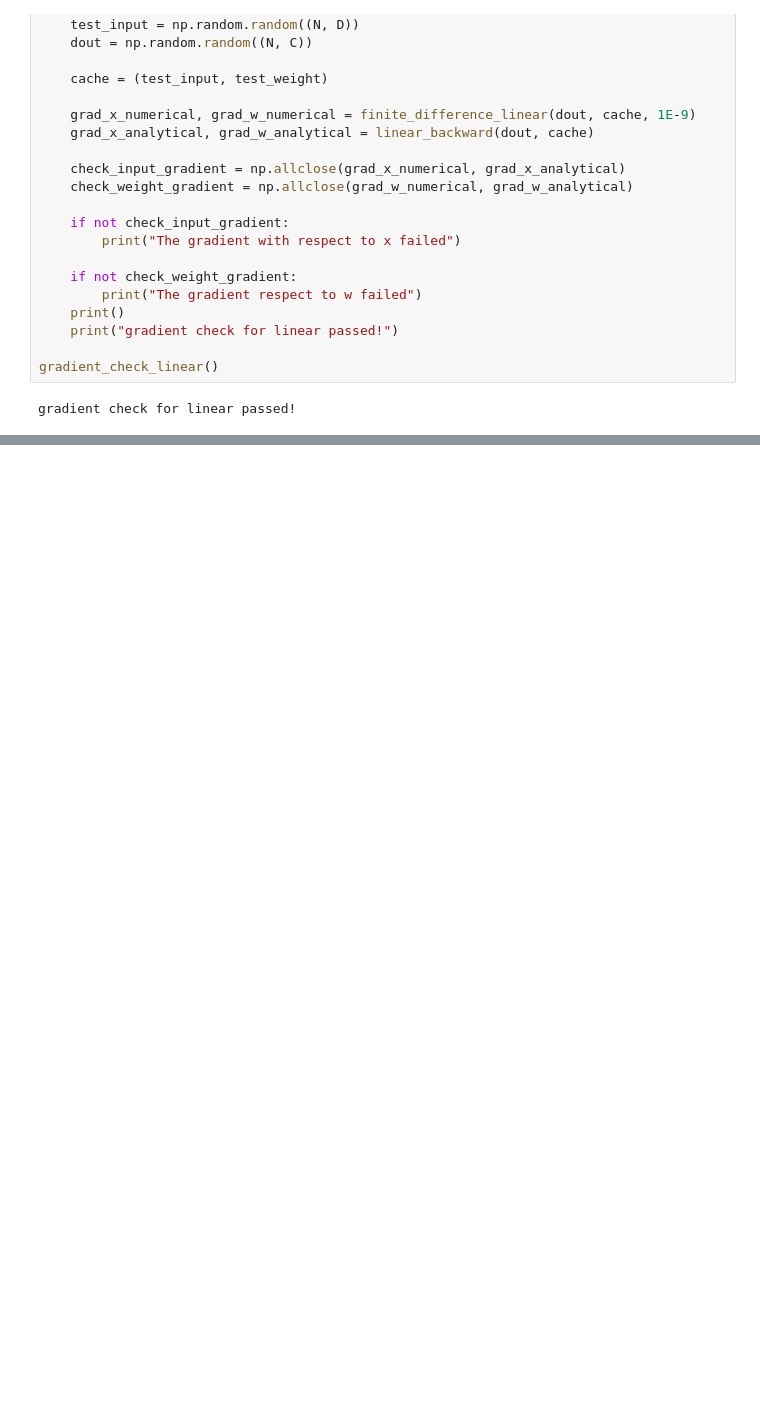
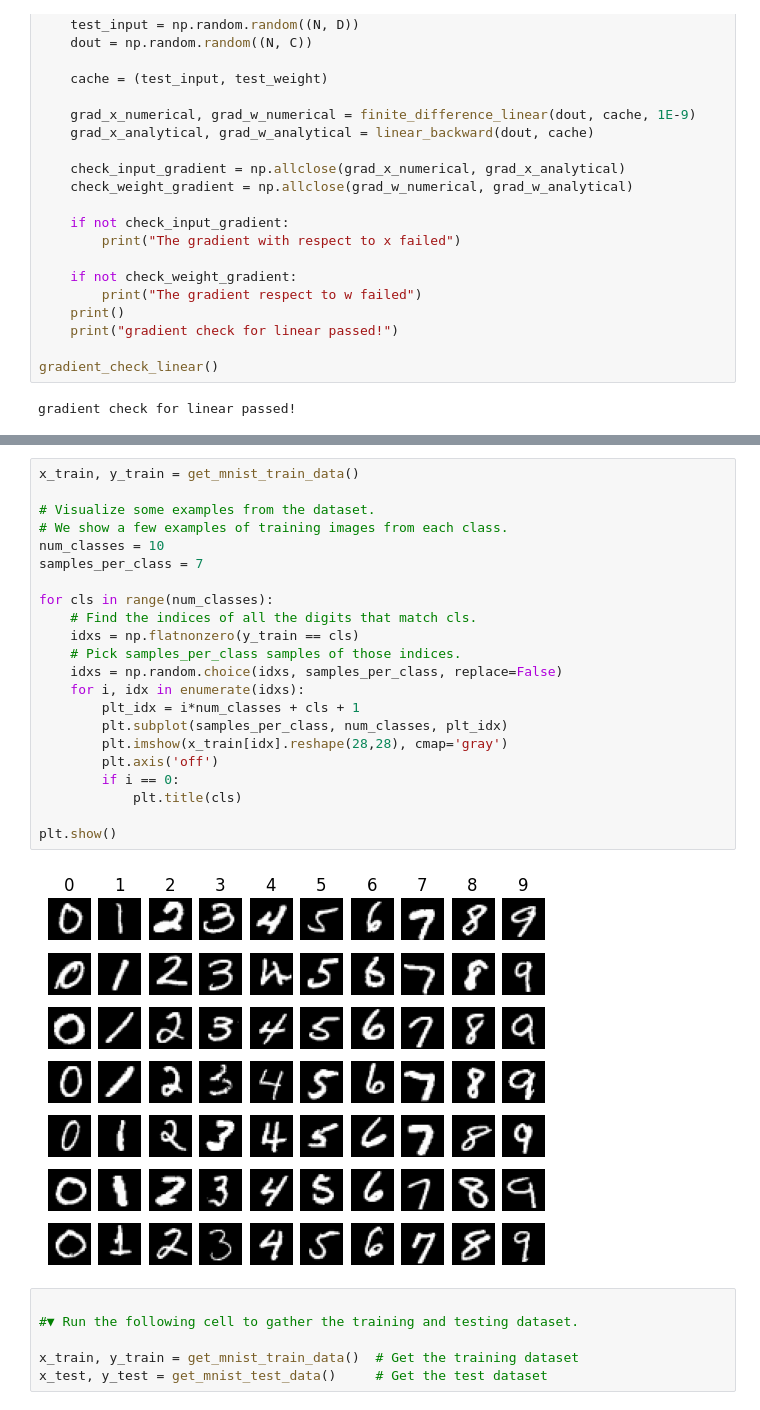
Before and after one commit to mbron64/CS550_Lab4, a Jupyter notebook: main.ipynb, the cells around one changed output, grey strips where cells are left out. Saved outputs shown, nothing was run; the diff lists cells and outputs as text; blank space fills up the shorter version.

```diff
--- a/main.ipynb
+++ b/main.ipynb
@@ -196,0 +223,30 @@ gradient check for linear passed!
+# %%
+x_train, y_train = get_mnist_train_data()
+
+# Visualize some examples from the dataset.
+# We show a few examples of training images from each class.
+num_classes = 10
+samples_per_class = 7
+
+for cls in range(num_classes):
+    # Find the indices of all the digits that match cls.
+    idxs = np.flatnonzero(y_train == cls)
+    # Pick samples_per_class samples of those indices.
+    idxs = np.random.choice(idxs, samples_per_class, replace=False)
+    for i, idx in enumerate(idxs):
+        plt_idx = i*num_classes + cls + 1
+        plt.subplot(samples_per_class, num_classes, plt_idx)
+        plt.imshow(x_train[idx].reshape(28,28), cmap='gray')
+        plt.axis('off')
+        if i == 0:
+            plt.title(cls)
+
+plt.show()
+# %% [output]
+[figure, added]
+# %%
+
+#▼ Run the following cell to gather the training and testing dataset.
+
+x_train, y_train = get_mnist_train_data()  # Get the training dataset
+x_test, y_test = get_mnist_test_data()     # Get the test dataset
```
Also changed, not shown: parts of 5 cells of this notebook.
